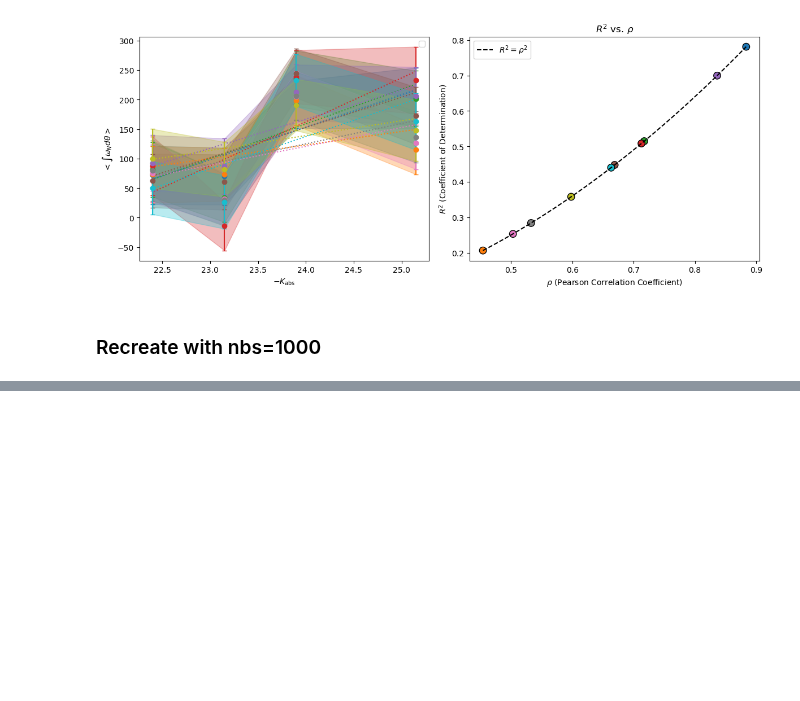
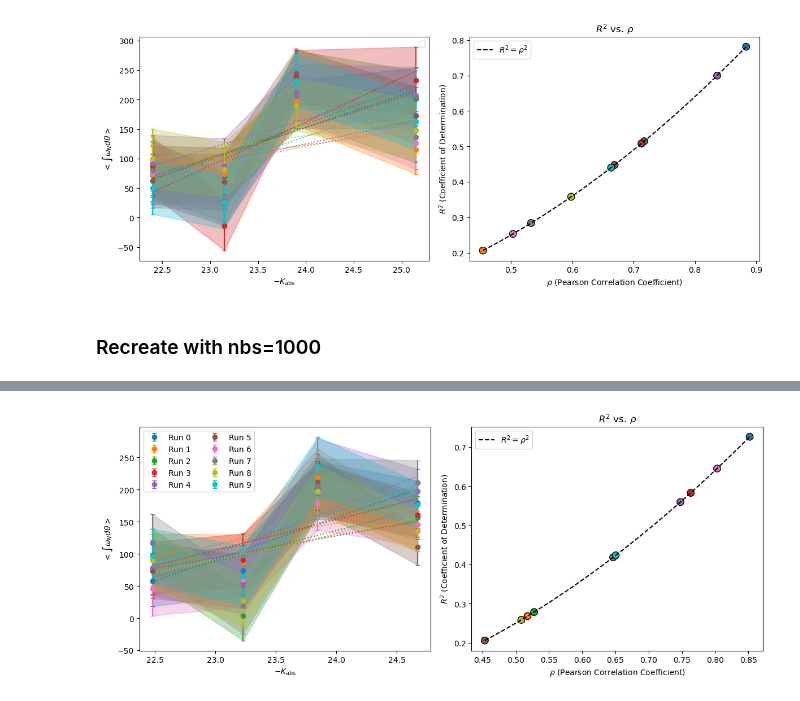
Before and after one commit to FedeDavilaKurban/Auger, a Jupyter notebook: test_class3Variance.ipynb, the cells around one changed output, grey strips where cells are left out. Saved outputs shown, nothing was run; the diff lists cells and outputs as text; code cells hidden in the pictures; blank space fills up the shorter version.

```diff
--- a/test_class3Variance.ipynb
+++ b/test_class3Variance.ipynb
@@ -228,7 +228,7 @@ import matplotlib.pyplot as plt
 # Configuration
 n_runs = 10
 output_dir = '../data/'
-base_output = 'int_K_nq4_nbs1000_700controlclass3.npz'  # Expected output filename from writeInt-K.py
+base_output = 'int_K_nq4_nbs500_700controlclass3.npz'  # Expected output filename from writeInt-K.py
 
 # Run writeInt-K.py multiple times and archive results
 for i in range(n_runs):
@@ -238,7 +238,7 @@ for i in range(n_runs):
 
     # Archive the output file
     src = os.path.join(output_dir, base_output)
-    dst = os.path.join(output_dir, f'int_K_nq4_nbs1000_700controlclass3_run_{i}.npz')
+    dst = os.path.join(output_dir, f'int_K_nq4_nbs500_700controlclass3_run_{i}.npz')
     if os.path.exists(src):
         shutil.copy(src, dst)
         print('Copying to', dst)
@@ -246,0 +265,64 @@ for i in range(n_runs):
+# %%
+import matplotlib.pyplot as plt
+import numpy as np
+from astropy.io import ascii
+from scipy import stats
+
+#nquant = 4
+#nbootstrap = 500
+#sample = '700controlclass3'
+N = range(10)  # Number of runs
+#N = np.array([7,8])
+
+# Create 1x2 subplots
+fig, (ax1, ax2) = plt.subplots(1, 2, figsize=(12, 5))
+colors = [f'C{i:02d}' for i in N]
+
+# Lists to store R² and Pearson's r values
+all_r_squared = []
+all_rho = []
+
+for i, color in zip(N, colors):
+    filename = f'../data/int_K_nq4_nbs500_700controlclass3_run_{i}.npz'
+    data = ascii.read(filename)
+
+    meanMag = data['meanMag']
+    int_mean = data['int_mean']
+    int_std = data['int_std']
+
+    # Compute regression and correlation
+    res = stats.linregress(-meanMag, int_mean)
+    pearsonr, p_value = stats.pearsonr(-meanMag, int_mean)
+
+    # Store R² and rho
+    r_squared = res.rvalue ** 2
+    all_r_squared.append(r_squared)
+    all_rho.append(pearsonr)
+
+    # Plot regression line and error bars on ax1
+    ax1.plot(-meanMag, res.intercept - res.slope * meanMag, ls=':', c=color)
+    ax1.errorbar(-meanMag, int_mean, yerr=int_std, c=color, fmt='o', capsize=3, label=f'Run {i}')
+    ax1.fill_between(-meanMag, int_mean - int_std, int_mean + int_std,
+                     color=color, alpha=0.3)
+
+# Configure ax1 (original plot)
+ax1.set_ylabel(r'$<\int\omega_Nd\theta>$')
+ax1.set_xlabel(r'$-K_{\mathrm{abs}}$')
+ax1.legend(loc='best', ncol=2)
+
+# Plot R² vs. Pearson's rho on ax2
+ax2.scatter(all_rho, all_r_squared, c=colors, edgecolors='k', s=80)
+ax2.set_xlabel(r'$\rho$ (Pearson Correlation Coefficient)')
+ax2.set_ylabel(r'$R^2$ (Coefficient of Determination)')
+ax2.set_title(r'$R^2$ vs. $\rho$')
+
+# Add reference line: R² = ρ² (expected for simple linear regression)
+rho_grid = np.linspace(min(all_rho), max(all_rho), 100)
+ax2.plot(rho_grid, rho_grid**2, 'k--', label=r'$R^2 = \rho^2$')
+ax2.legend(loc='best')
+
+plt.tight_layout()
+#plt.savefig(f'../plots/test_class3Variance_R2_vs_rho_w3.3.png')
+plt.show()
+# %% [output]
+[figure, added]
```
Also changed, not shown: parts of 4 cells of this notebook, 3 other files.
